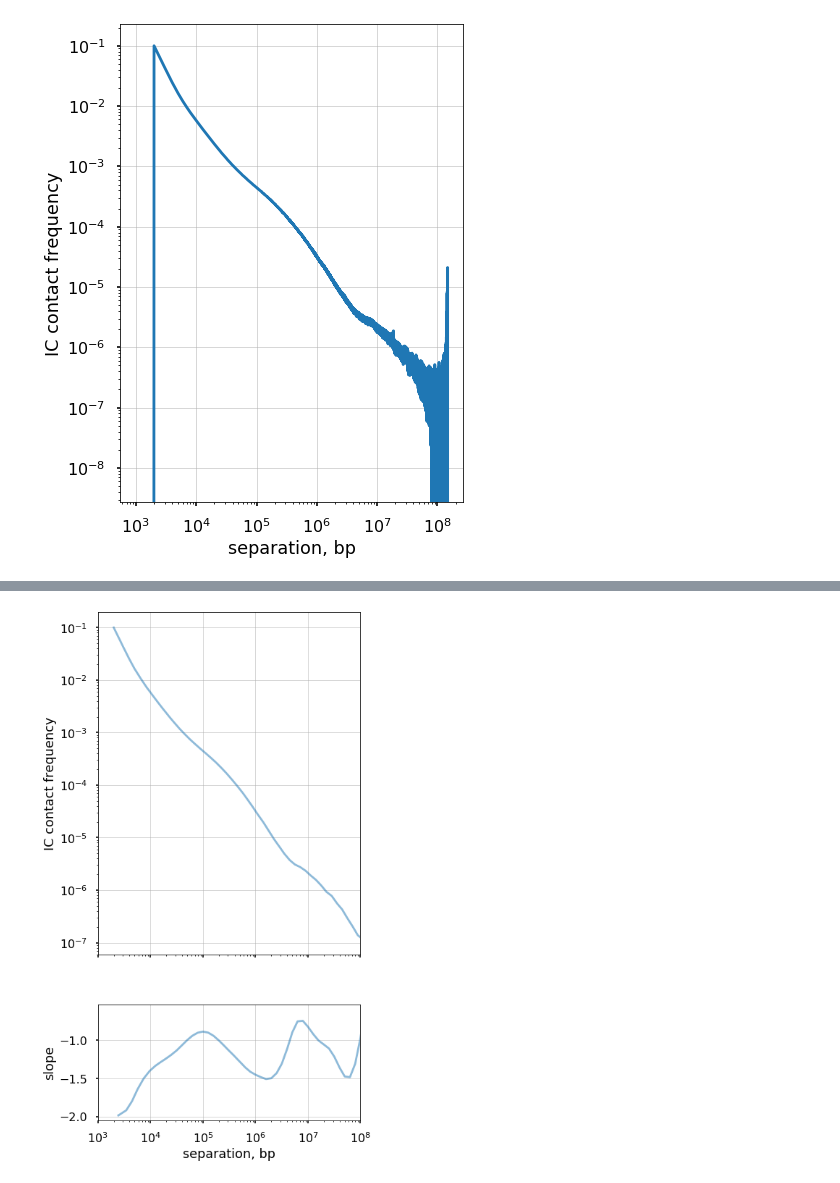
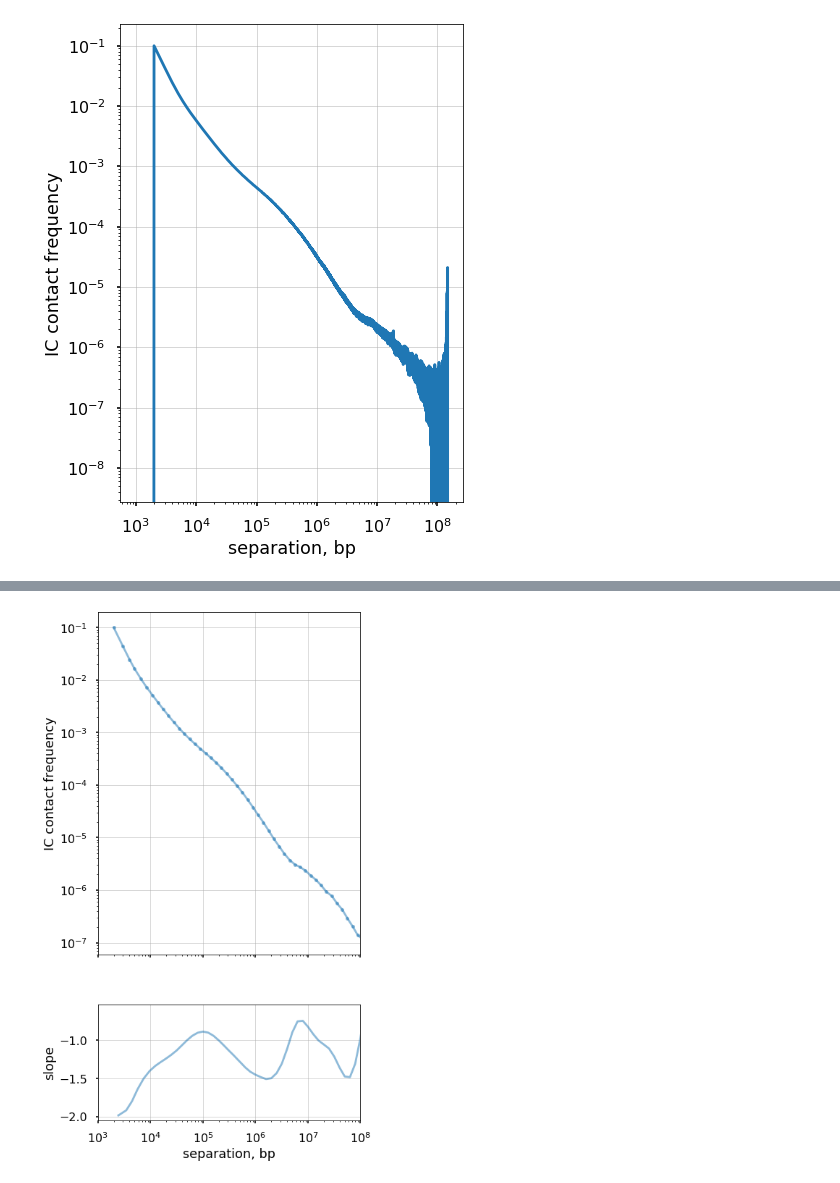
Before and after one commit to open2c/open2c_examples, a Jupyter notebook: contacts_vs_distance.ipynb, the cells around one changed output, grey strips where cells are left out. Drawn from its saved outputs; the diff is of its cells as text; code cells hidden in the pictures.

```diff
--- a/contacts_vs_distance.ipynb
+++ b/contacts_vs_distance.ipynb
@@ -161,32 +181,34 @@ f, axs = plt.subplots(
     gridspec_kw={'height_ratios':[6,2]},
     sharex=True)
 ax = axs[0]
 ax.loglog(
     cfs_agg['sep'],
     cfs_agg['Pc'],
-    alpha=0.5
+    'o-',
+    alpha=0.5,
+    markersize=5,
 )
 
 ax.set(
 #     xlabel='separation, bp',
     ylabel='IC contact frequency',
     xlim=(1e3,1e8)
 )
 ax.set_aspect(1.0)
 ax.grid(lw=0.5)
 
 
 ax = axs[1]
 ax.semilogx(
     slopes_agg['sep'],
     slopes_agg['slope'],
     alpha=0.5
 )
 
 ax.set(
     xlabel='separation, bp',
     ylabel='slope')
 
 ax.grid(lw=0.5)
 # %% [output]
-[figure, old version]
+[figure, new version]
```
Also changed, not shown: parts of 13 cells of this notebook.
